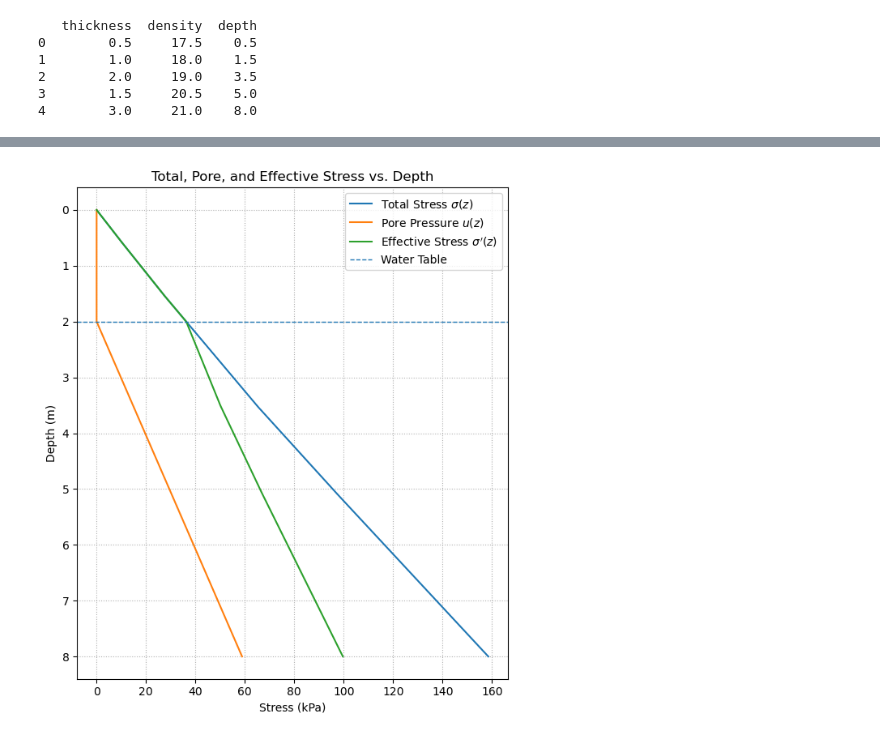
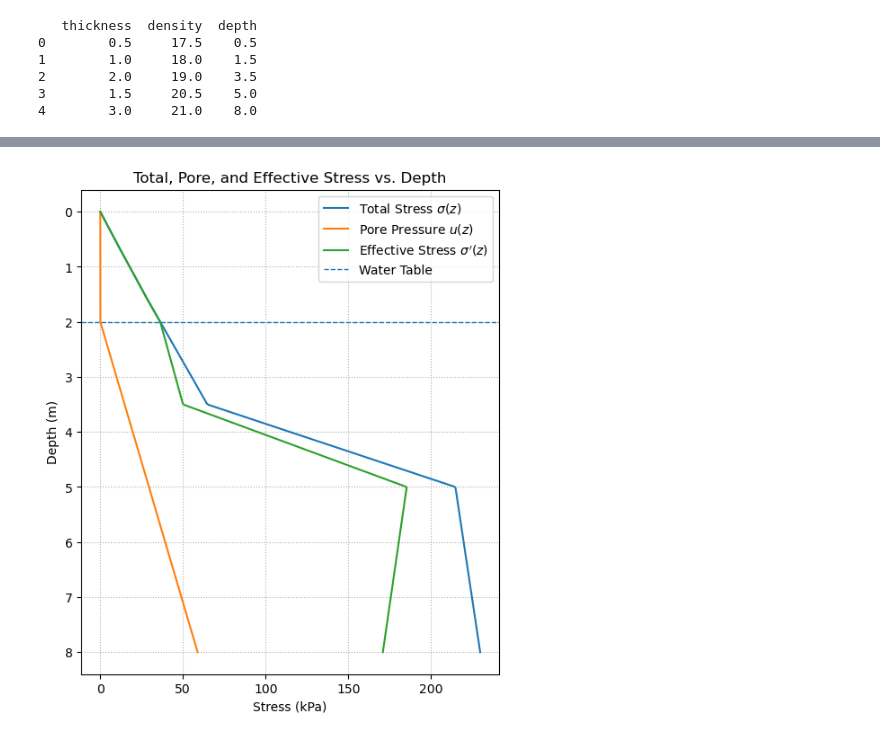
Before and after one commit to alexfrantzis77/gercode, a Jupyter notebook: Effective_Stress/dist/autograder/Effective_Stress_notebook.ipynb, the cells around one changed output, grey strips where cells are left out. Drawn from its saved outputs; the diff is of its cells as text; code cells hidden in the pictures.

````diff
--- a/Effective_Stress/dist/autograder/Effective_Stress_notebook.ipynb
+++ b/Effective_Stress/dist/autograder/Effective_Stress_notebook.ipynb
@@ -228,9 +250,9 @@ def getPP(depth, water_table_depth, gamma_w=9.81):
 # %%
 # TEST YOUR FUNCTION HERE
-depth = 1 # SOLUTION
-waterTable = 2
-q1 = getPP(depth, waterTable)
+depths = [1,2,3,12] # SOLUTION
+waterTable = 2 # SOLUTION
+q2 = getPP(depths, waterTable)
 
 # print result
-print(f'Stress at depth {depth} with water table at height {waterTable} is equal to {q1} kPa')
+print(f'Stress at depth {depths} with water table at depth {waterTable} is equal to {q2} kPa')
 # %% [output]
@@ -265,18 +288,18 @@ and the following output arguments.
 137.5
 ```
 # %%
-def getEffStress(depth, thickness, density, water_table_depth, gamma_w=9.81):
+def getEffStress(depths, thickness, density, water_table_depth, gamma_w=9.81):
 
     # Get total stress and pore pressure
-    totalStress = getStress(depth, thickness, density) # SOLUTION
-    porePressure = getPP(depth, water_table_depth, gamma_w) # SOLUTION
+    totalStress = getStress(depths, thickness, density) # SOLUTION
+    porePressure = getPP(depths, water_table_depth, gamma_w) # SOLUTION
 
     return totalStress - porePressure # SOLUTION
 # %%
 # TEST YOUR FUNCTION HERE
-depth = 1 # SOLUTION
-q2 = getEffStress(depth, [0.5, 1.0, 2.0, 1.5, 3.0],[17.5, 18.0, 19.0, 20.5, 21.0],water_table_depth=2.0) # SOLUTION
+deptha = 1 # SOLUTION
+q3 = getEffStress(depths, [0.5, 1.0, 2.0, 1.5, 3.0],[17.5, 18.0, 19.0, 20.5, 21.0],water_table_depth=2.0) # SOLUTION
 
 # print result
-print(f'Stress at depth {depth} = {q2} kPa')
+print(f'Stress at depth {depths} = {q3} kPa')
 # %% [output]
@@ -339,44 +369,40 @@ Make sure to include:
 # %%
-# -----------------------------
-# Define soil layers and water table
-# -----------------------------
+def createFigure():
 
-thickness =  [0.5, 1.0, 2.0, 1.5, 3.0] # SOLUTION
-densities =  [17.5, 18.0, 19.0, 20.5, 21.0]  # SOLUTION
-water_table_depth = 2.0  # SOLUTION
-gamma_w = 9.81           # kN/m^3
+    # Define soil layers and water table
+    thickness =  [0.5, 1.0, 2.0, 1.5, 3.0]
+    densities =  [17.5, 18.0, 19.0, 100, 5]
+    water_table_depth = 2.0
+    gamma_w = 9.81           # kN/m^3
 
-# -----------------------------
-# Sample depths and compute values
-# -----------------------------
-depth = np.cumsum(thickness) # Adds up thicknesses. Last value is the max depth.
-z_max = depth[-1]
-z = np.linspace(0, z_max, 400) # Ad
+    # Sample depths and compute values
+    depth = np.cumsum(thickness) # Adds up thicknesses. Last value is the max depth.
+    z_max = depth[-1]
+    depths = np.linspace(0, z_max, 400)
 
-totalStress = np.array([getStress(zi, thickness, densities)     for zi in z])
-porePressure     = np.array([getPP(zi, water_table_depth)    for zi in z]) # SOLUTION
-effStress = np.array([getEffStress(zi, thickness, densities, water_table_depth) for zi in z]) # SOLUTION
+    totalStress = getStress(depths, thickness, densities)# SOLUTION
+    porePressure  = getPP(depths, water_table_depth, gamma_w)# SOLUTION
+    effStress = getEffStress(depths, thickness, densities, water_table_depth, gamma_w)# SOLUTION
 
-# -----------------------------
-# Plot
-# -----------------------------
-fig_1 = plt.figure(figsize=(6, 7)) # Do not change this line
+    # Plot
+    fig_1 = plt.figure(figsize=(6, 7)) # Do not change this line
 
-plt.plot(totalStress,   z, label=r"Total Stress $\sigma(z)$")
-plt.plot(porePressure,   z, label=r"Pore Pressure $u(z)$") # SOLUTION
-plt.plot(effStress, z, label=r"Effective Stress $\sigma'(z)$") # SOLUTION
+    plt.plot(totalStress,   depths, label=r"Total Stress $\sigma(z)$") # SOLUTION
+    plt.plot(porePressure,   depths, label=r"Pore Pressure $u(z)$") # SOLUTION
+    plt.plot(effStress, depths, label=r"Effective Stress $\sigma'(z)$") # SOLUTION
 
-# Water table reference line
-plt.axhline(y=water_table_depth, linestyle="--", linewidth=1, label="Water Table")
+    # Water table reference line
+    plt.axhline(y=water_table_depth, linestyle="--", linewidth=1, label="Water Table")
 
-# Axes formatting
-plt.gca().invert_yaxis()  # depth increases downward
-plt.xlabel("Stress (kPa)") # SOLUTION
-plt.ylabel("Depth (m)") # SOLUTION
-plt.title("Total, Pore, and Effective Stress vs. Depth") # SOLUTION
-plt.legend()
-plt.grid(True, linestyle=":", linewidth=0.8)
-plt.tight_layout()
-plt.show()
+    # Axes formatting
+    plt.gca().invert_yaxis()  # depth increases downward
+    plt.xlabel("Stress (kPa)") # SOLUTION
+    plt.ylabel("Depth (m)") # SOLUTION
+    plt.title("Total, Pore, and Effective Stress vs. Depth") # SOLUTION
+    plt.legend()
+    plt.grid(True, linestyle=":", linewidth=0.8)
+    return fig_1
+
+fig = createFigure()
 # %% [output]
-[figure, old version]
+[figure, new version]
````
Also changed, not shown: parts of 24 cells of this notebook, 5 other files.
